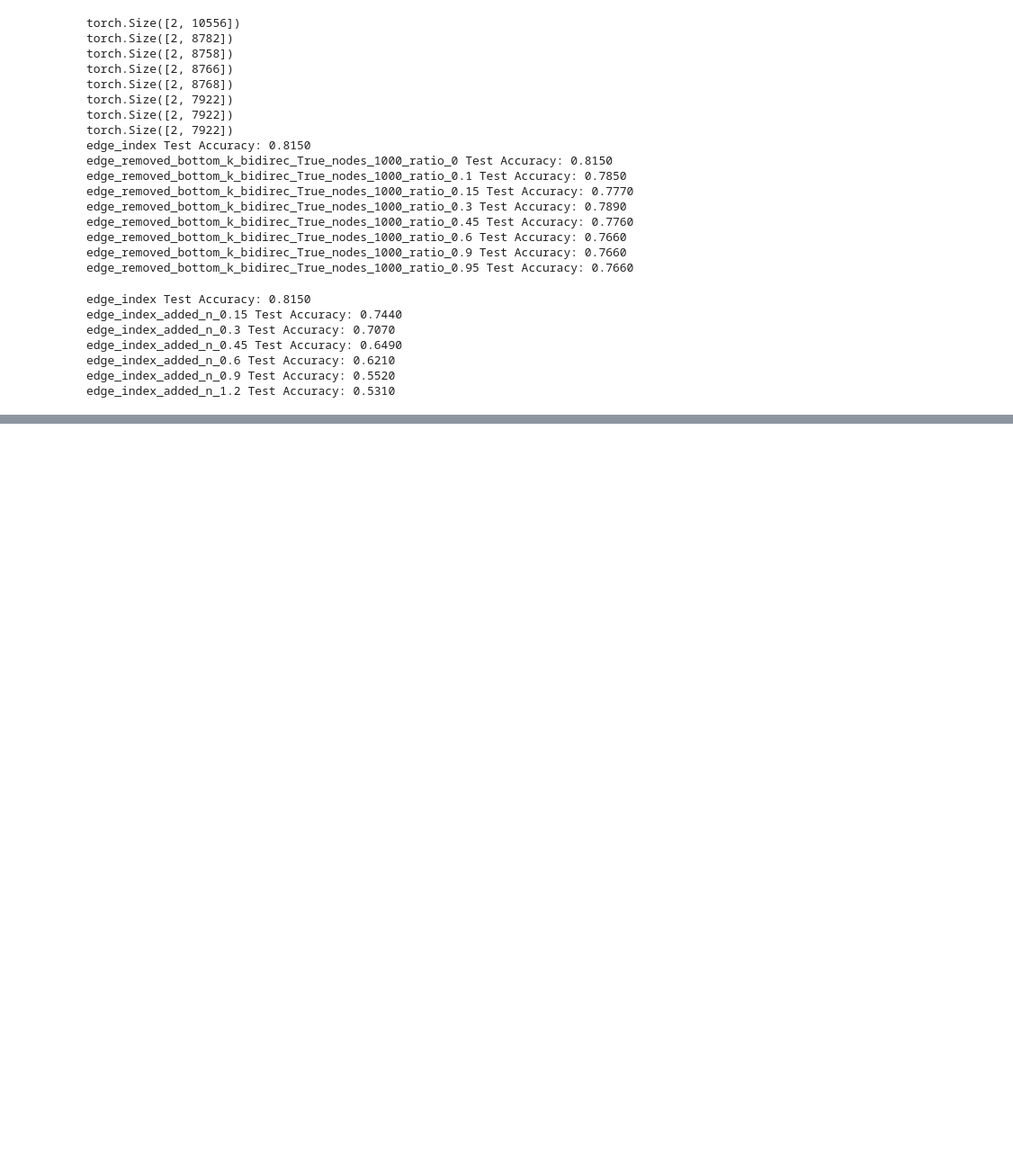
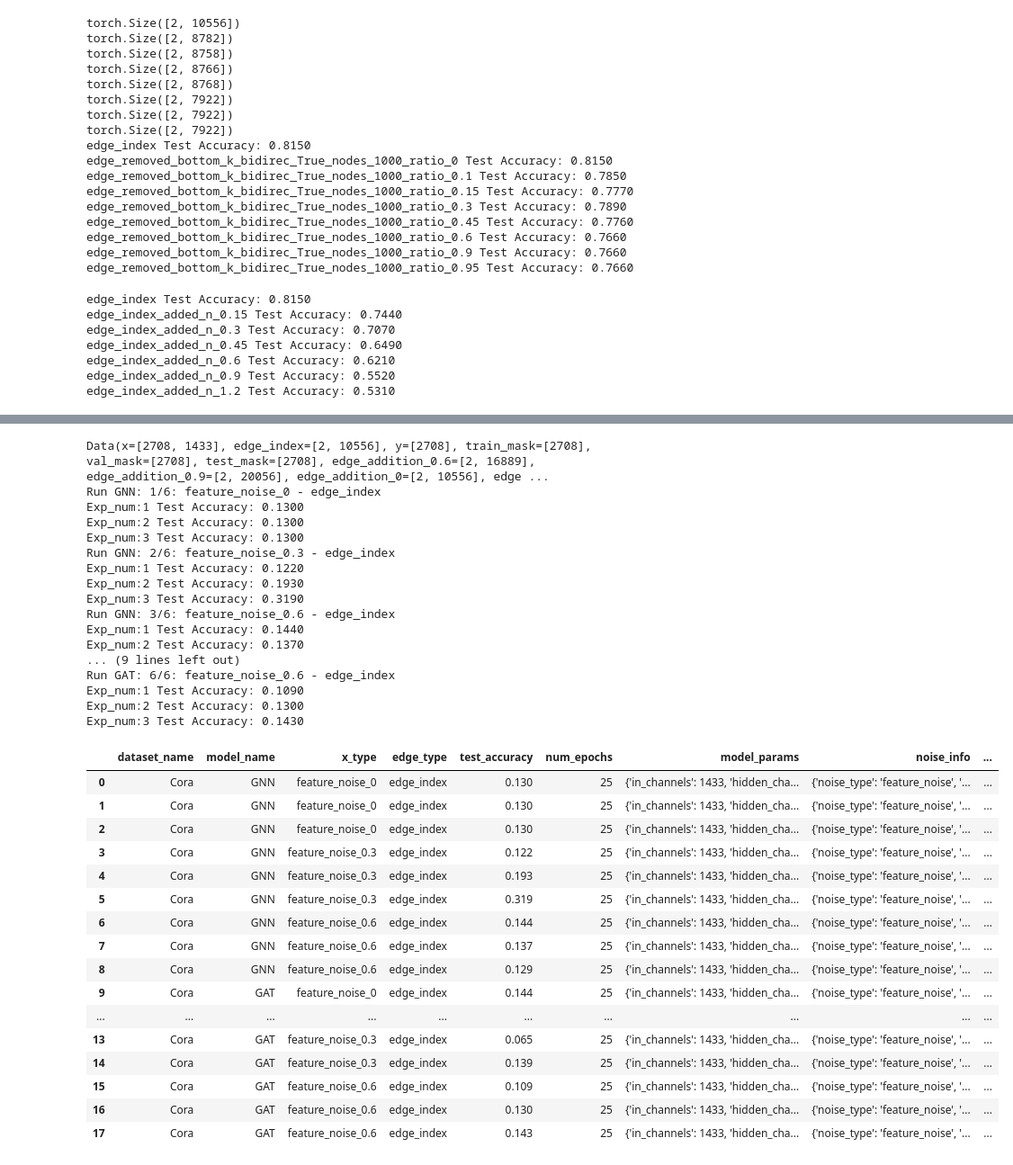
Before and after one commit to camligorkem/cs-260c-project-Robust-GNNs, a Jupyter notebook: CS_260_Node_Classification_Exploration.ipynb, the cells around one changed output, grey strips where cells are left out. Shown: that part at 90% size. Saved outputs shown, nothing was run; the diff lists cells and outputs as text; code cells hidden in the pictures; blank space fills up the shorter version.

```diff
--- a/CS_260_Node_Classification_Exploration.ipynb
+++ b/CS_260_Node_Classification_Exploration.ipynb
@@ -586,0 +807,54 @@ edge_index_added_n_1.2 Test Accuracy: 0.5310
+# %%
+# noise data creation example: add noise feature
+feature_noise_params = {'x':data.x}
+noise_info = {'noise_type':'feature_noise', 'params':feature_noise_params, 'noise_levels':[0, 0.3, 0.6 ], 'noise_param_name':'noise_level'}
+
+noise_var_names_feat_exp =  create_noised_data_for_experiment(data=data, noise_info=noise_info)
+print(data)
+
+# Experiment on feature noise
+model_names = ['GNN', 'GAT']
+model_params = {  # TODO random params change later
+    'GNN':{'in_channels':1433, 'hidden_channels':16, 'out_channels':7, 'num_layers':3, 'dropout':0.1},
+    'GAT':{'in_channels':1433, 'hidden_channels':12, 'out_channels':7, 'num_layers':3, 'dropout':0.2},
+    'Graphsage':{'in_channels':1433, 'hidden_channels':14, 'out_channels':7, 'num_layers':3, 'dropout':0.1}
+}
+exp_df2 = experiment(dataset_name=dataset_name,model_names=model_names, model_params=model_params, data=data, x_types=noise_var_names_feat_exp,
+           edge_types=['edge_index'], noise_info=noise_info, num_epochs=25, repeat_num=3, print_updates=True)
+
+exp_df2
+# %% [output]
+Data(x=[2708, 1433], edge_index=[2, 10556], y=[2708], train_mask=[2708], val_mask=[2708], test_mask=[2708], edge_addition_0.6=[2, 16889], edge_addition_0.9=[2, 20056], edge_addition_0=[2, 10556], edge ...
+Run GNN: 1/6: feature_noise_0 - edge_index
+Exp_num:1 Test Accuracy: 0.1300
+Exp_num:2 Test Accuracy: 0.1300
+Exp_num:3 Test Accuracy: 0.1300
+Run GNN: 2/6: feature_noise_0.3 - edge_index
+Exp_num:1 Test Accuracy: 0.1220
+Exp_num:2 Test Accuracy: 0.1930
+Exp_num:3 Test Accuracy: 0.3190
+Run GNN: 3/6: feature_noise_0.6 - edge_index
+Exp_num:1 Test Accuracy: 0.1440
+Exp_num:2 Test Accuracy: 0.1370
+... (9 lines left out)
+Run GAT: 6/6: feature_noise_0.6 - edge_index
+Exp_num:1 Test Accuracy: 0.1090
+Exp_num:2 Test Accuracy: 0.1300
+Exp_num:3 Test Accuracy: 0.1430
+|  | dataset_name | model_name | x_type | edge_type | test_accuracy | num_epochs | model_params | noise_info | ... |
+| 0 | Cora | GNN | feature_noise_0 | edge_index | 0.130 | 25 | {'in_channels': 1433, 'hidden_cha... | {'noise_type': 'feature_noise', '... | ... |
+| 1 | Cora | GNN | feature_noise_0 | edge_index | 0.130 | 25 | {'in_channels': 1433, 'hidden_cha... | {'noise_type': 'feature_noise', '... | ... |
+| 2 | Cora | GNN | feature_noise_0 | edge_index | 0.130 | 25 | {'in_channels': 1433, 'hidden_cha... | {'noise_type': 'feature_noise', '... | ... |
+| 3 | Cora | GNN | feature_noise_0.3 | edge_index | 0.122 | 25 | {'in_channels': 1433, 'hidden_cha... | {'noise_type': 'feature_noise', '... | ... |
+| 4 | Cora | GNN | feature_noise_0.3 | edge_index | 0.193 | 25 | {'in_channels': 1433, 'hidden_cha... | {'noise_type': 'feature_noise', '... | ... |
+| 5 | Cora | GNN | feature_noise_0.3 | edge_index | 0.319 | 25 | {'in_channels': 1433, 'hidden_cha... | {'noise_type': 'feature_noise', '... | ... |
+| 6 | Cora | GNN | feature_noise_0.6 | edge_index | 0.144 | 25 | {'in_channels': 1433, 'hidden_cha... | {'noise_type': 'feature_noise', '... | ... |
+| 7 | Cora | GNN | feature_noise_0.6 | edge_index | 0.137 | 25 | {'in_channels': 1433, 'hidden_cha... | {'noise_type': 'feature_noise', '... | ... |
+| 8 | Cora | GNN | feature_noise_0.6 | edge_index | 0.129 | 25 | {'in_channels': 1433, 'hidden_cha... | {'noise_type': 'feature_noise', '... | ... |
+| 9 | Cora | GAT | feature_noise_0 | edge_index | 0.144 | 25 | {'in_channels': 1433, 'hidden_cha... | {'noise_type': 'feature_noise', '... | ... |
+| ... | ... | ... | ... | ... | ... | ... | ... | ... | ... |
+| 13 | Cora | GAT | feature_noise_0.3 | edge_index | 0.065 | 25 | {'in_channels': 1433, 'hidden_cha... | {'noise_type': 'feature_noise', '... | ... |
+| 14 | Cora | GAT | feature_noise_0.3 | edge_index | 0.139 | 25 | {'in_channels': 1433, 'hidden_cha... | {'noise_type': 'feature_noise', '... | ... |
+| 15 | Cora | GAT | feature_noise_0.6 | edge_index | 0.109 | 25 | {'in_channels': 1433, 'hidden_cha... | {'noise_type': 'feature_noise', '... | ... |
+| 16 | Cora | GAT | feature_noise_0.6 | edge_index | 0.130 | 25 | {'in_channels': 1433, 'hidden_cha... | {'noise_type': 'feature_noise', '... | ... |
+| 17 | Cora | GAT | feature_noise_0.6 | edge_index | 0.143 | 25 | {'in_channels': 1433, 'hidden_cha... | {'noise_type': 'feature_noise', '... | ... |
```
Also changed, not shown: parts of 21 cells of this notebook.
